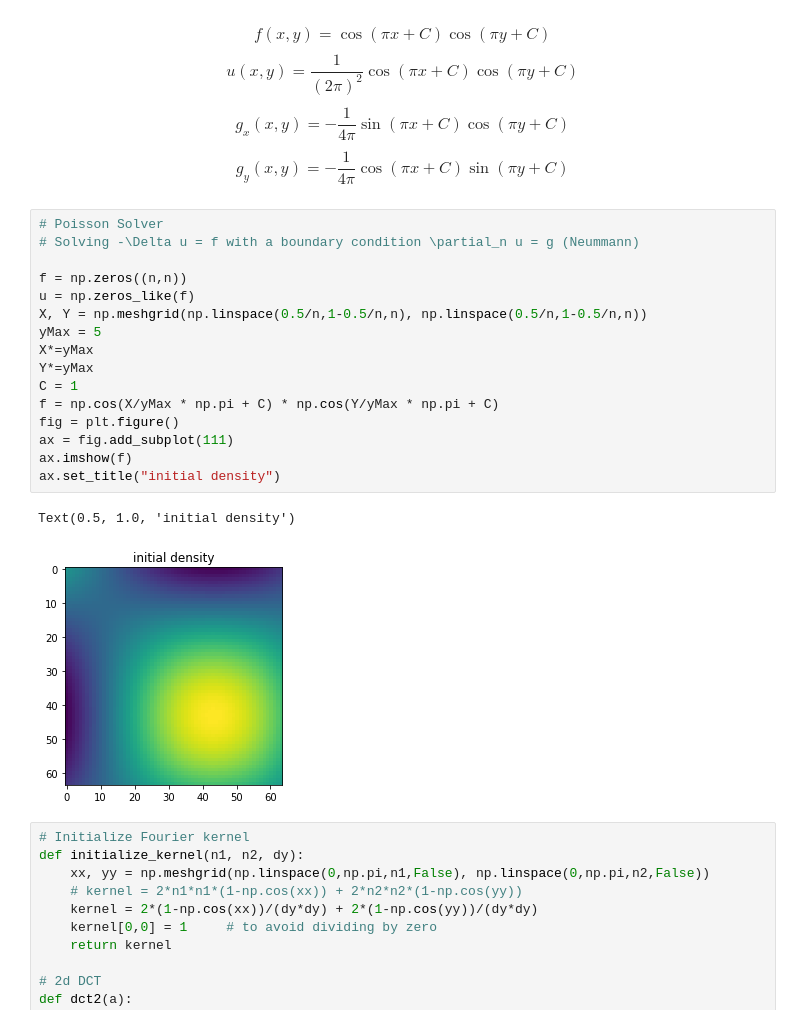
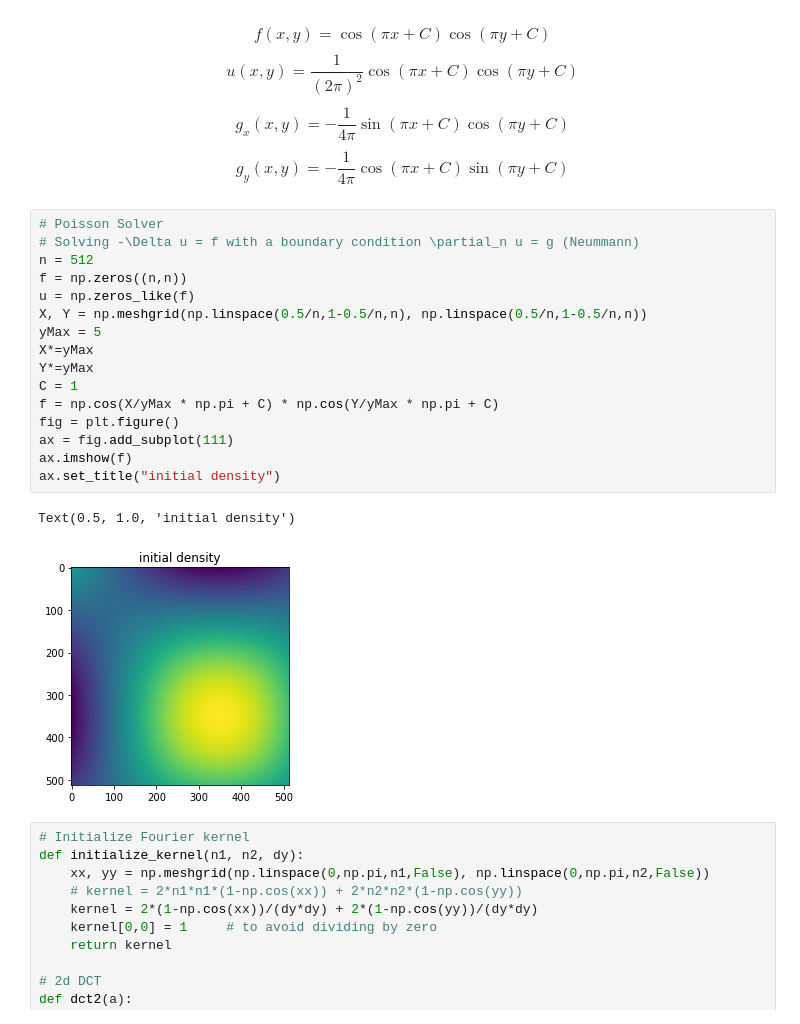
Before and after one commit to wonjunee/screening, a Jupyter notebook: python/screening.ipynb, the cells around one changed output. Drawn from its saved outputs; the diff is of its cells as text.

```diff
--- a/python/screening.ipynb
+++ b/python/screening.ipynb
@@ -70,22 +54,22 @@ $$ g_y(x,y) = - \frac{1}{4\pi} \cos(\pi x + C)\sin(\pi y + C) $$
 # %%
 # Poisson Solver
 # Solving -\Delta u = f with a boundary condition \partial_n u = g (Neummann)
-
+n = 512
 f = np.zeros((n,n))
 u = np.zeros_like(f)
 X, Y = np.meshgrid(np.linspace(0.5/n,1-0.5/n,n), np.linspace(0.5/n,1-0.5/n,n))
 yMax = 5
 X*=yMax
 Y*=yMax
 C = 1
 f = np.cos(X/yMax * np.pi + C) * np.cos(Y/yMax * np.pi + C)
 fig = plt.figure()
 ax = fig.add_subplot(111)
 ax.imshow(f)
 ax.set_title("initial density")
 # %% [output]
 Text(0.5, 1.0, 'initial density')
-[figure, old version]
+[figure, new version]
 # %%
 # Initialize Fourier kernel
 def initialize_kernel(n1, n2, dy):
```
Also changed, not shown: parts of 8 cells of this notebook, 2 other files.
